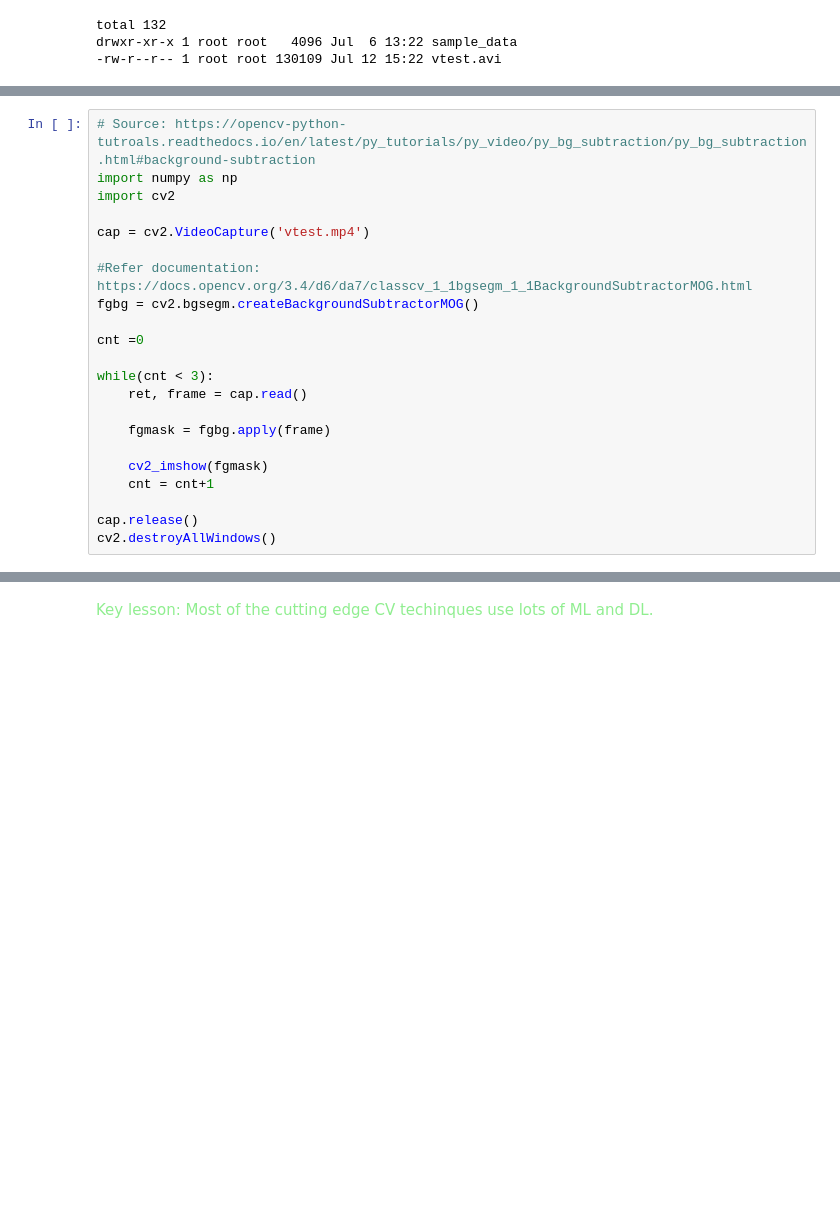
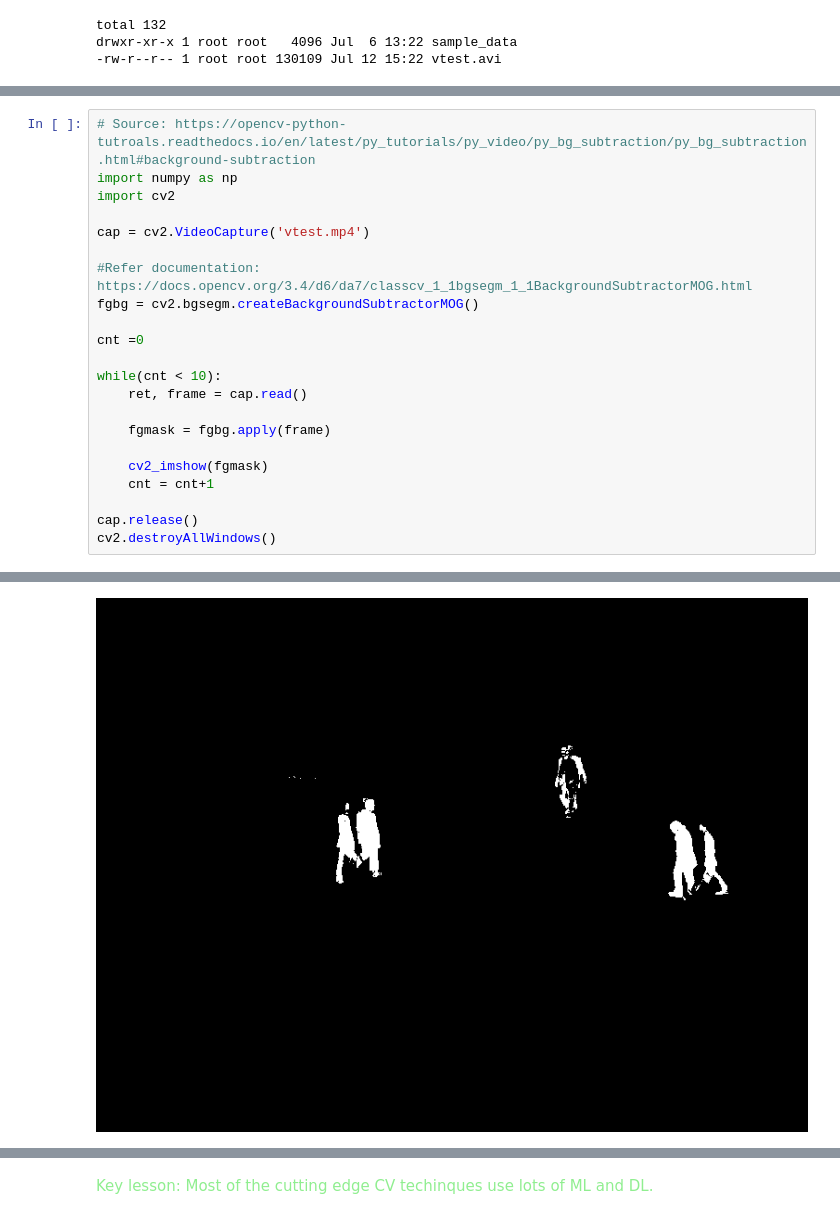
Before and after one commit to sparshba/Detect-new-items-people-in-a-surveillance-video, a Jupyter notebook: Detect new items:people in a surveillance video.ipynb, the cells around one changed output, grey strips where cells are left out. Cells and saved outputs as stored; diff of their text form; blank space fills up the shorter version.

```diff
--- a/Detect new items:people in a surveillance video.ipynb
+++ b/Detect new items:people in a surveillance video.ipynb
@@ -91,26 +73,27 @@ True
 # %%
 # Source: https://opencv-python-tutroals.readthedocs.io/en/latest/py_tutorials/py_video/py_bg_subtraction/py_bg_subtraction.html#background-subtraction
 import numpy as np
 import cv2
 
 cap = cv2.VideoCapture('vtest.mp4')
 
 #Refer documentation: https://docs.opencv.org/3.4/d6/da7/classcv_1_1bgsegm_1_1BackgroundSubtractorMOG.html
 fgbg = cv2.bgsegm.createBackgroundSubtractorMOG()
 
 cnt =0
 
-while(cnt < 3):
+while(cnt < 10):
     ret, frame = cap.read()
 
     fgmask = fgbg.apply(frame)
 
     cv2_imshow(fgmask)
     cnt = cnt+1
 
 cap.release()
 cv2.destroyAllWindows()
 # %% [output]
 [figure]
 [figure]
 [figure]
+[figure, added]
```
Also changed, not shown: parts of 5 cells of this notebook.
